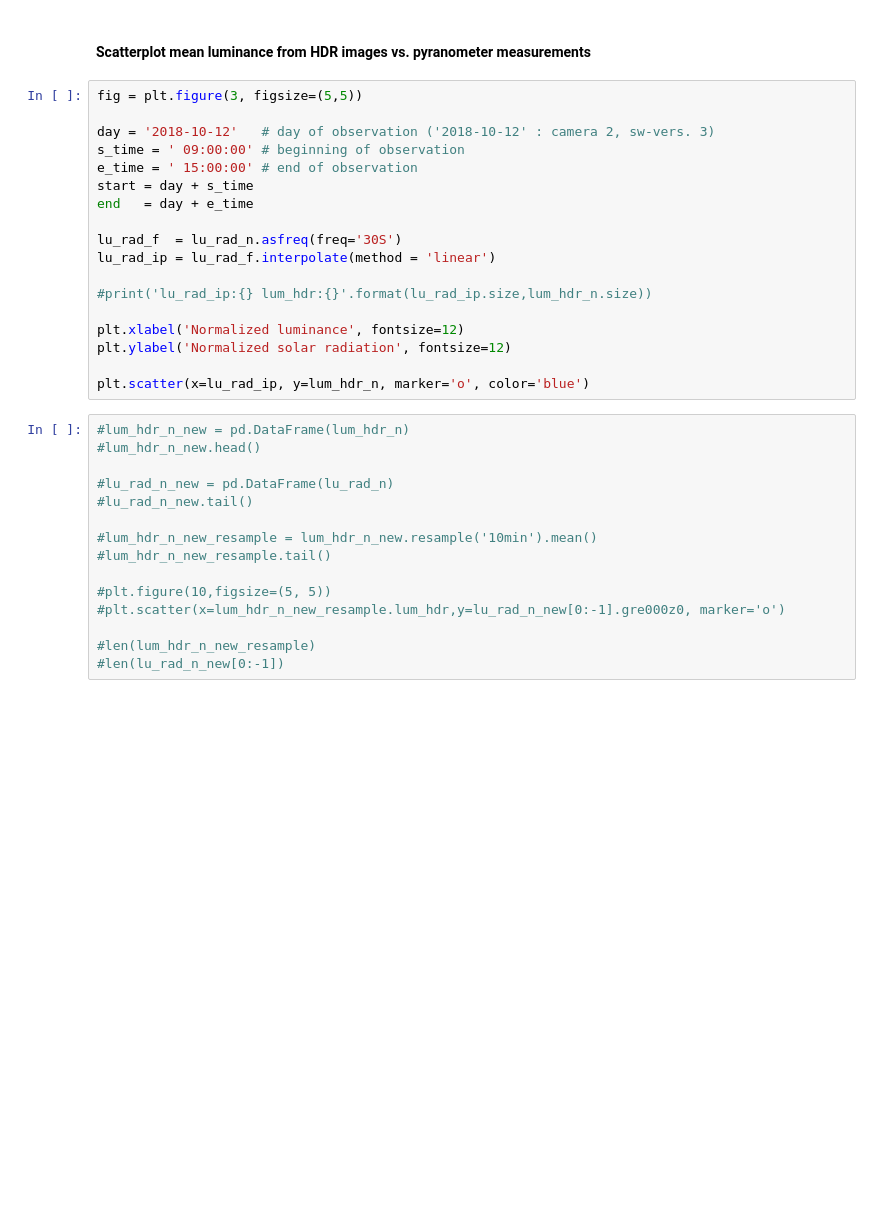
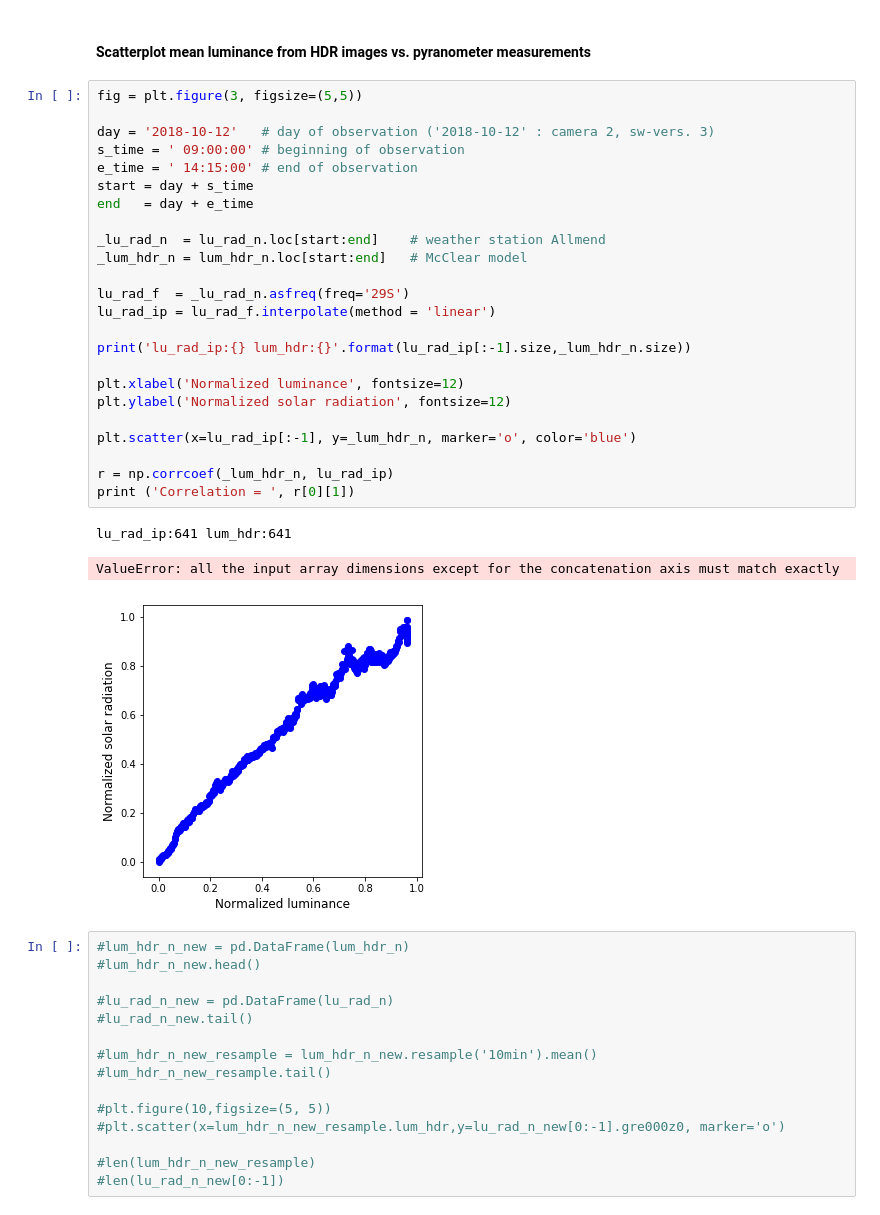
Before and after one commit to ahorv/python_scripts, a Jupyter notebook: irradiance/note_books/20181012_cam1_clear_sky.ipynb, the cells around one changed output. Drawn from its saved outputs; the diff is of its cells as text; blank space fills up the shorter version.

```diff
--- a/irradiance/note_books/20181012_cam1_clear_sky.ipynb
+++ b/irradiance/note_books/20181012_cam1_clear_sky.ipynb
@@ -152,21 +154,31 @@ plt.gcf().axes[0].xaxis.set_major_formatter(formatter)
 # %%
 fig = plt.figure(3, figsize=(5,5))
 
 day = '2018-10-12'   # day of observation ('2018-10-12' : camera 2, sw-vers. 3)
 s_time = ' 09:00:00' # beginning of observation
-e_time = ' 15:00:00' # end of observation
+e_time = ' 14:15:00' # end of observation
 start = day + s_time
 end   = day + e_time
 
-lu_rad_f  = lu_rad_n.asfreq(freq='30S')
+_lu_rad_n  = lu_rad_n.loc[start:end]    # weather station Allmend
+_lum_hdr_n = lum_hdr_n.loc[start:end]   # McClear model
+
+lu_rad_f  = _lu_rad_n.asfreq(freq='29S')
 lu_rad_ip = lu_rad_f.interpolate(method = 'linear')
 
-#print('lu_rad_ip:{} lum_hdr:{}'.format(lu_rad_ip.size,lum_hdr_n.size))
+print('lu_rad_ip:{} lum_hdr:{}'.format(lu_rad_ip[:-1].size,_lum_hdr_n.size))
 
 plt.xlabel('Normalized luminance', fontsize=12)
 plt.ylabel('Normalized solar radiation', fontsize=12)
 
-plt.scatter(x=lu_rad_ip, y=lum_hdr_n, marker='o', color='blue')
+plt.scatter(x=lu_rad_ip[:-1], y=_lum_hdr_n, marker='o', color='blue')
+
+r = np.corrcoef(_lum_hdr_n, lu_rad_ip)
+print ('Correlation = ', r[0][1])
+# %% [output]
+lu_rad_ip:641 lum_hdr:641
+ValueError: all the input array dimensions except for the concatenation axis must match exactly
+[figure, added]
 # %%
 #lum_hdr_n_new = pd.DataFrame(lum_hdr_n)
 #lum_hdr_n_new.head()
```
Also changed, not shown: parts of 1 cell of this notebook.
